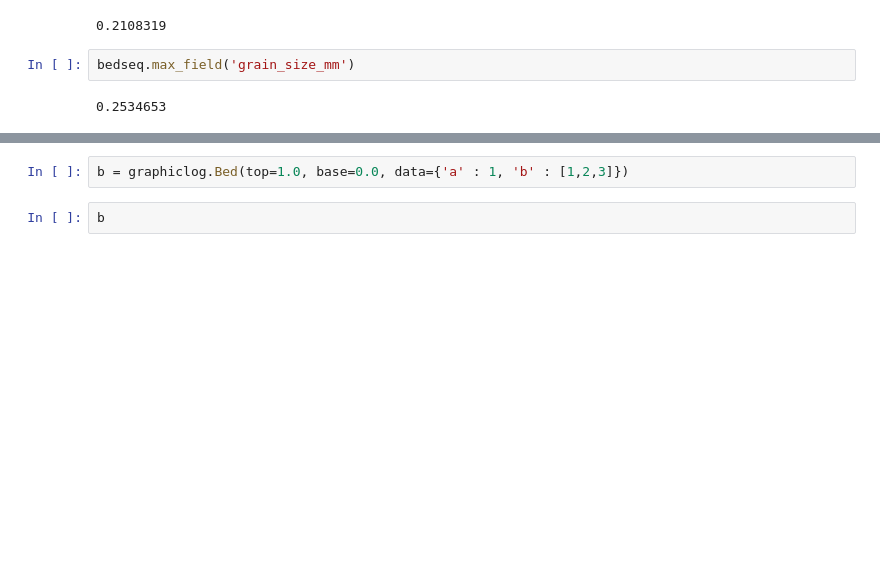
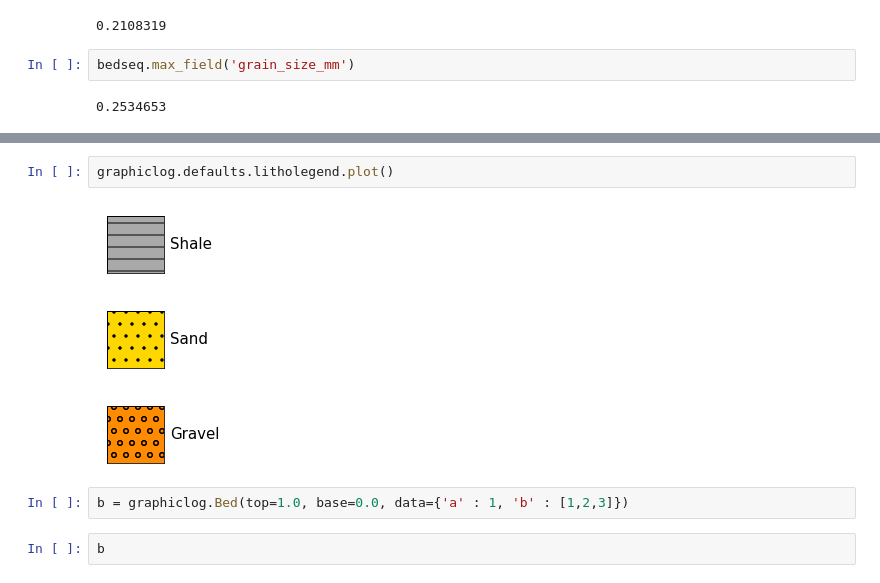
Before and after one commit to rgmyr/litholog, a Jupyter notebook: notebooks/test_sequence_construction.ipynb, the cells around one changed output, grey strips where cells are left out. Drawn from its saved outputs; the diff is of its cells as text; blank space fills up the shorter version.

```diff
--- a/notebooks/scratch.ipynb
+++ b/notebooks/test_sequence_construction.ipynb
@@ -125,3 +140,9 @@ bedseq[4]
+# %%
+graphiclog.defaults.litholegend.plot()
+# %% [output]
+[figure, added]
+[figure, added]
+[figure, added]
 # %%
 b = graphiclog.Bed(top=1.0, base=0.0, data={'a' : 1, 'b' : [1,2,3]})
 # %%
```
Also changed, not shown: parts of 18 cells of this notebook, 7 other files.
